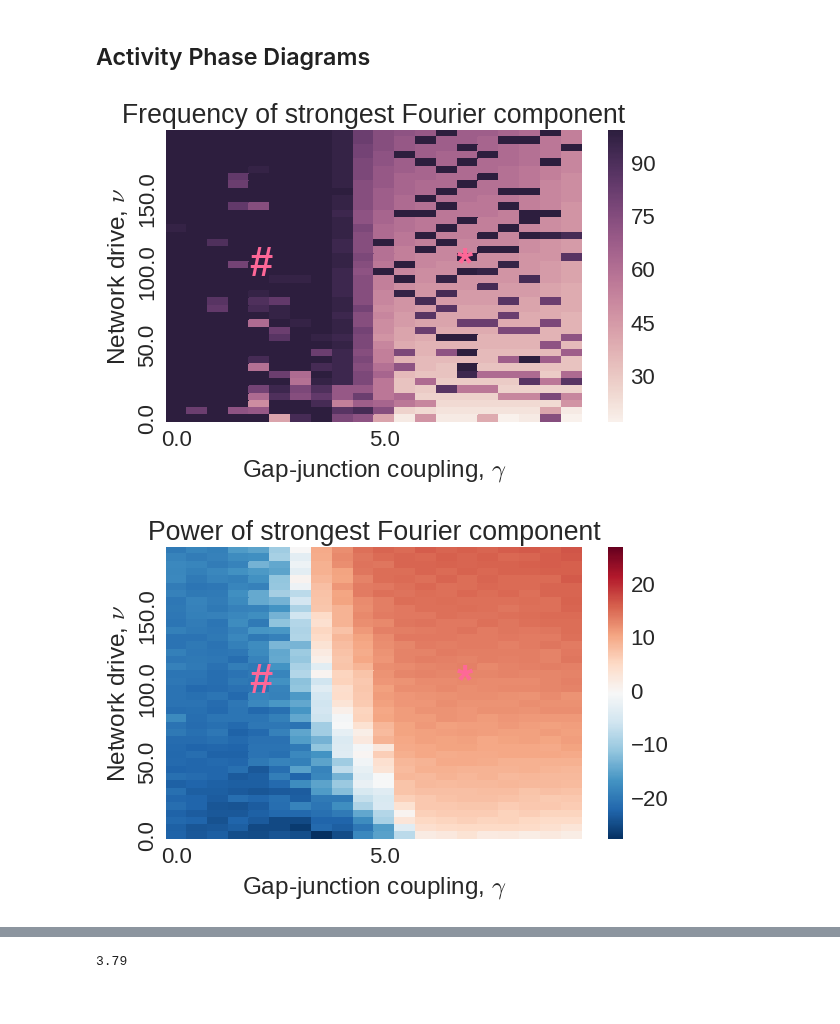
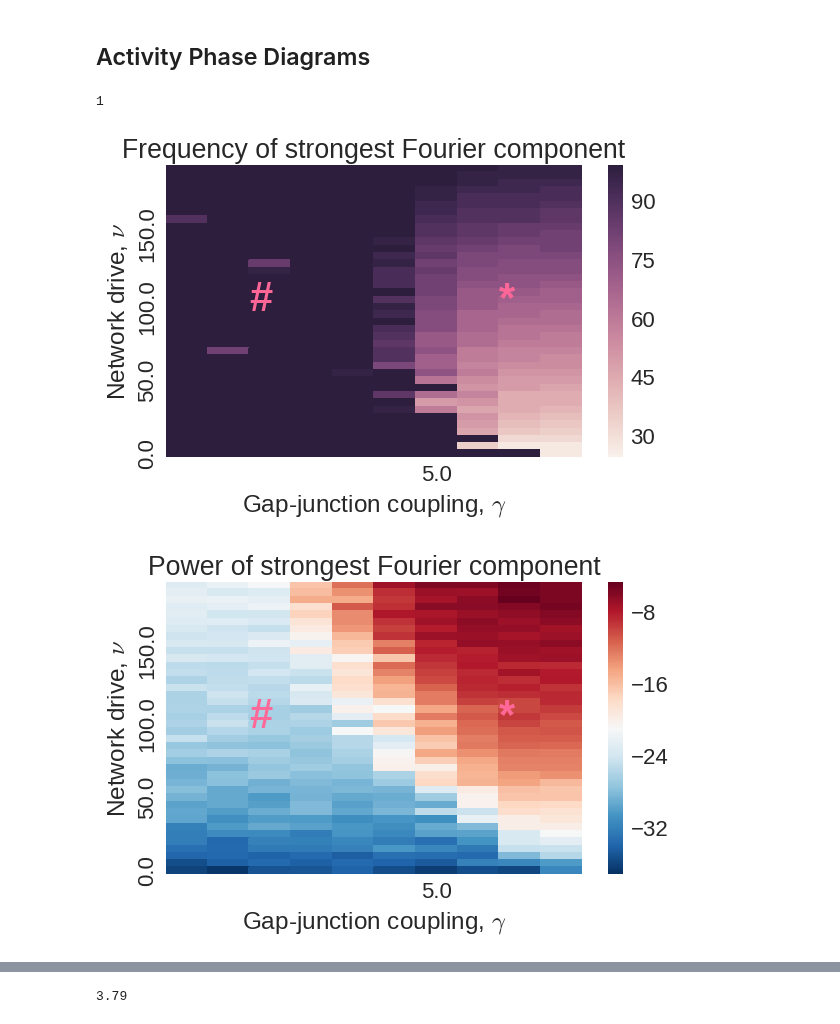
Before and after one commit to gpernelle/cortex, a Jupyter notebook: notebooks/paperSync-figure1-and-2.ipynb, the cells around one changed output, grey strips where cells are left out. Saved outputs shown, nothing was run; the diff lists cells and outputs as text; code cells hidden in the pictures.

```diff
--- a/notebooks/paperSync-figure1-and-2.ipynb
+++ b/notebooks/paperSync-figure1-and-2.ipynb
@@ -561,6 +561,10 @@ plt.plot(a['i2N2'][start:start+d])
 
 #                         df.loc[i] = [int(nu), g, int(T), int(N), f, p,
 #                                      float(a['burst']), float(a['spike']), (a['burst']/a['spike'])]
+# %%
+1
+# %% [output]
+1
 # %%
 df = pd.DataFrame(columns=('nu', 'g', 'T', 'N', 'f', 'p', 'burst', 'spike', 'ratio'
                           ) )
@@ -572,7 +576,7 @@ s0 = 100
 sigma = 8
 params=[]
 for T in [8000]:
-        for N in [1000]:
+        for N in [300]:
             for g in np.arange(0, 10, 0.5):
                 for nu in np.arange(0, 200, 5):
                         i+=1
@@ -580,9 +584,9 @@ for T in [8000]:
 
 def getDF(params):
     T, N, g, nu, i = params
-    filename = "../data/PhasePlan7/PhasePlan71_nu-%d_g-%.2f_N-%d_input-%s_T-%d" % (nu, g, N, 'noise', T)
+    filename = "../data/PhasePlan7/PhasePlan101_nu-%d_g-%.2f_N-%d_input-%s_T-%d" % (nu, g, N, 'noise', T)
     a = np.load(filename)
-    I = a['vvm']
+    I = a['vvmE']
 
     # compute frequency and power with fourier transform of the lfp (mean current)
     f = fourier(I[10:])[0]
@@ -599,33 +603,36 @@ for r in res:
 # %%
 cols = ['f', 'p']
 # sns.set_context("paper", font_scale=1.5, rc={"lines.linewidth": 2.5})
 # df = df_[(df_['g']<3)&(df_['nu']<20)]
 def setLabels(fig):
     color = '#FF6898'
-    fig.text(2*2, 20, '#', fontweight='bold', fontsize=30, color=color)
-    fig.text(7*2, 20, '*', fontweight='bold', fontsize=30, color=color)
+    fig.text(3*2, 20, '#', fontweight='bold', fontsize=30, color=color)
+    fig.text(6*2, 20, '*', fontweight='bold', fontsize=30, color=color)
     fig.set_ylabel(r'Network drive, $\nu$')
     fig.set_xlabel(r'Gap-junction coupling, $\gamma$')
 
 
 fig = plotHeatmap(df, col='f', y='nu', x='g', vmax=100,rasterized=True,
                   title='Frequency of strongest Fourier component' )
 setLabels(fig)
+plt.xlim([2*2,7*2])
 plt.tight_layout()
-plt.savefig(PAPER + 'figure1-frequency.pdf', bbox_inches='tight', transparent=True)
+plt.savefig(PAPER + 'figure1-frequency.eps', bbox_inches='tight', transparent=True)
 
 fig = plotHeatmap(df, col='p', y='nu', x='g', rasterized=True,
                   title='Power of strongest Fourier component', cmap='RdBu_r')
 setLabels(fig)
+plt.xlim([2*2,7*2])
 plt.tight_layout()
-plt.savefig(PAPER + 'figure1-power.pdf', bbox_inches='tight', transparent=True)
+plt.savefig(PAPER + 'figure1-power.eps', bbox_inches='tight', transparent=True)
 
 fig = plotHeatmap(df, col='ratio', y='nu', x='g', rasterized=True,
                   title='Mean Activity Ratio (bursts/spikes)', cmap='viridis')
 setLabels(fig)
+plt.xlim([2*2,7*2])
 plt.tight_layout()
-plt.savefig(PAPER + 'figure1-ratio.pdf', bbox_inches='tight',  transparent=True)
+plt.savefig(PAPER + 'figure1-ratio.eps', bbox_inches='tight',  transparent=True)
 # plotHeatmap(df, col='burst', y='nu', x='g', title='power')
 # %% [output]
-[figure, old version]
+[figure, new version]
-[figure, old version]
+[figure, new version]
```
Also changed, not shown: parts of 1 cell of this notebook, 9 other files.
